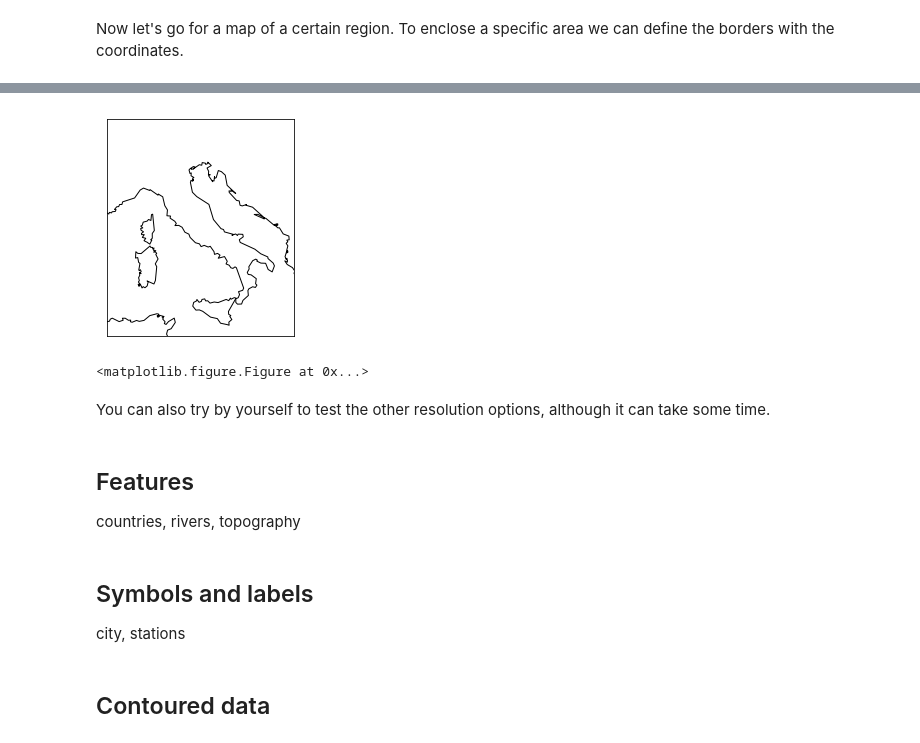
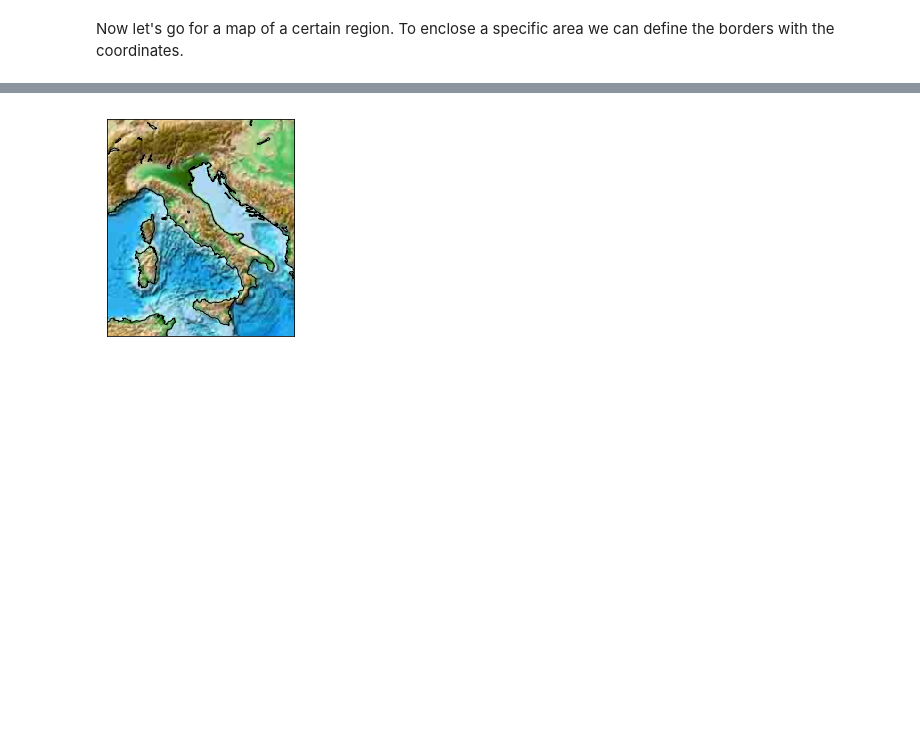
Before and after one commit to torstendahm/seismology_classroom, a Jupyter notebook: Basics of Git and Python/Basemap.ipynb, the cells around one changed output, grey strips where cells are left out. Cells and saved outputs as stored; diff of their text form; code cells hidden in the pictures; blank space fills up the shorter version.

```diff
--- a/Basics of Git and Python/Basemap.ipynb
+++ b/Basics of Git and Python/Basemap.ipynb
@@ -58,21 +111,8 @@ The map doesn't look so good, right? To fix this resolution problems, we can use
 # %%
 m = Basemap(projection='merc', llcrnrlat=lat_min, urcrnrlat=lat_max, llcrnrlon=lon_min, urcrnrlon=lon_max,
-            lat_0=13, lon_0=42, resolution='l')
+            lat_0=13, lon_0=42, resolution='i')
 m.drawcoastlines()
-plt.figure(figsize=(15,14))
+m.etopo()
 plt.show()
 # %% [output]
-[figure, old version]
+[figure, new version]
-<matplotlib.figure.Figure at 0x...>
-# %% [markdown]
-You can also try by yourself to test the other resolution options, although it can take some time.
-# %% [markdown]
-## Features
-
-countries, rivers, topography
-# %% [markdown]
-## Symbols and labels
-
-city, stations
-# %% [markdown]
-## Contoured data
```
Also changed, not shown: parts of 21 cells of this notebook, 26 other files.
